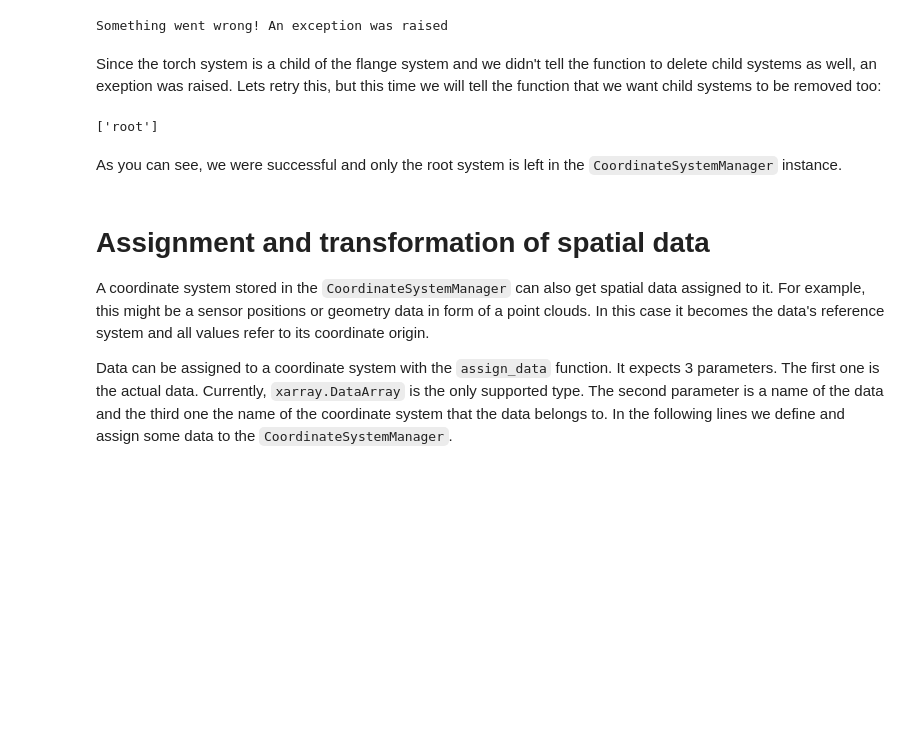
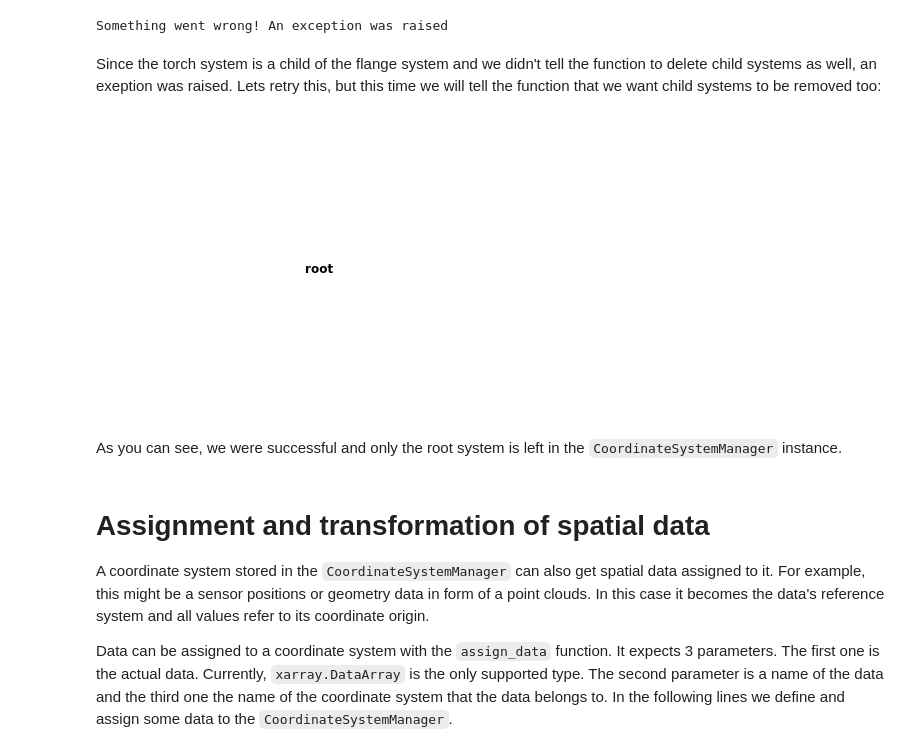
Before and after one commit to BAMWelDX/weldx, a Jupyter notebook: tutorials/transformations_02_coordinate_system_manager.ipynb, the cells around one changed output. Saved outputs shown, nothing was run; the diff lists cells and outputs as text; code cells hidden in the pictures; blank space fills up the shorter version.

```diff
--- a/tutorials/transformations_02_coordinate_system_manager.ipynb
+++ b/tutorials/transformations_02_coordinate_system_manager.ipynb
@@ -139,9 +139,9 @@ Something went wrong! An exception was raised
 Since the torch system is a child of the flange system and we didn't tell the function to delete child systems as well, an exeption was raised. Lets retry this, but this time we will tell the function that we want child systems to be removed too:
 # %%
 csm_copy.delete_cs("flange", True)
-csm_copy.get_coordinate_system_names()
+csm_copy.plot()
 # %% [output]
-['root']
+[figure, added]
 # %% [markdown]
 As you can see, we were successful and only the root system is left in the `CoordinateSystemManager` instance.
 # %% [markdown]
```
Also changed, not shown: parts of 9 cells of this notebook.
